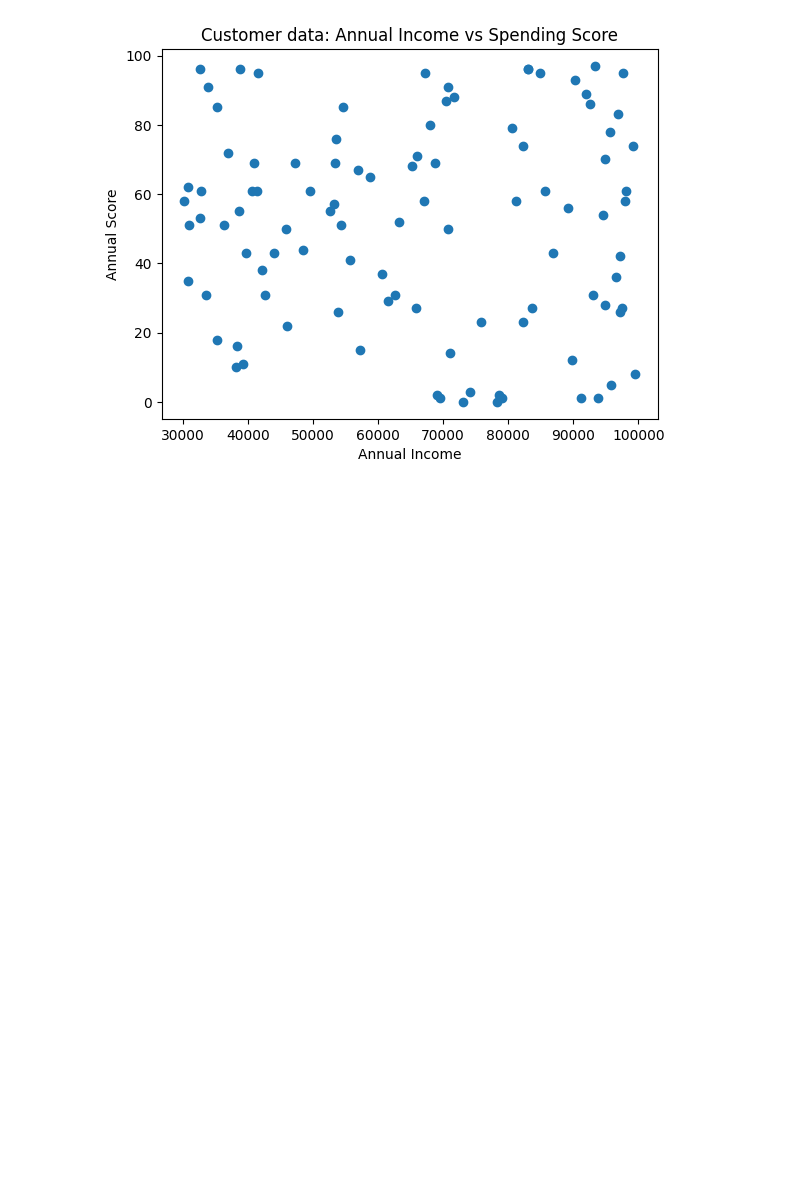
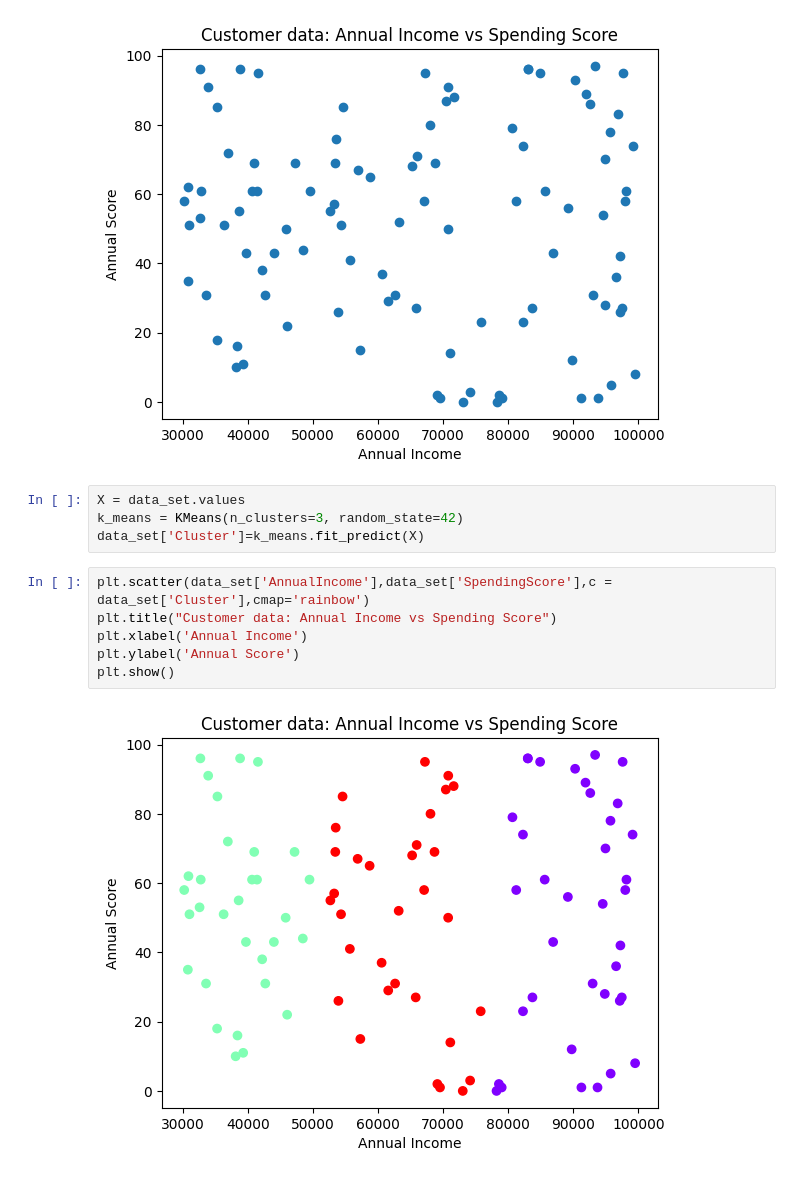
Before and after one commit to nisarahmad78/ML-Journey, a Jupyter notebook: K_means.ipynb, the cells around one changed output. Saved outputs shown, nothing was run; the diff lists cells and outputs as text; blank space fills up the shorter version.

Commit message:
K_means cluster

```diff
--- a/K_means.ipynb
+++ b/K_means.ipynb
@@ -39,3 +39,15 @@ plt.ylabel('Annual Score')
 plt.show()
 # %% [output]
 [figure]
+# %%
+X = data_set.values
+k_means = KMeans(n_clusters=3, random_state=42)
+data_set['Cluster']=k_means.fit_predict(X)
+# %%
+plt.scatter(data_set['AnnualIncome'],data_set['SpendingScore'],c = data_set['Cluster'],cmap='rainbow')
+plt.title("Customer data: Annual Income vs Spending Score")
+plt.xlabel('Annual Income')
+plt.ylabel('Annual Score')
+plt.show()
+# %% [output]
+[figure, added]
```
Also changed, not shown: parts of 2 cells of this notebook.
